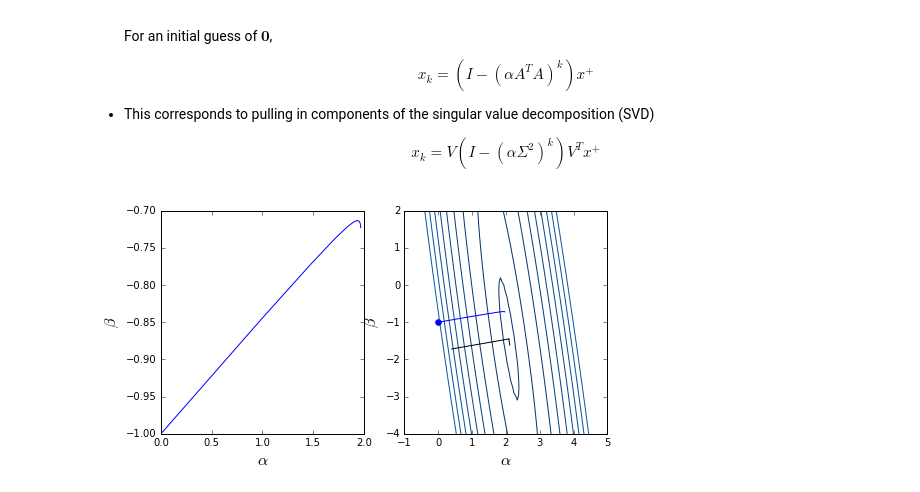
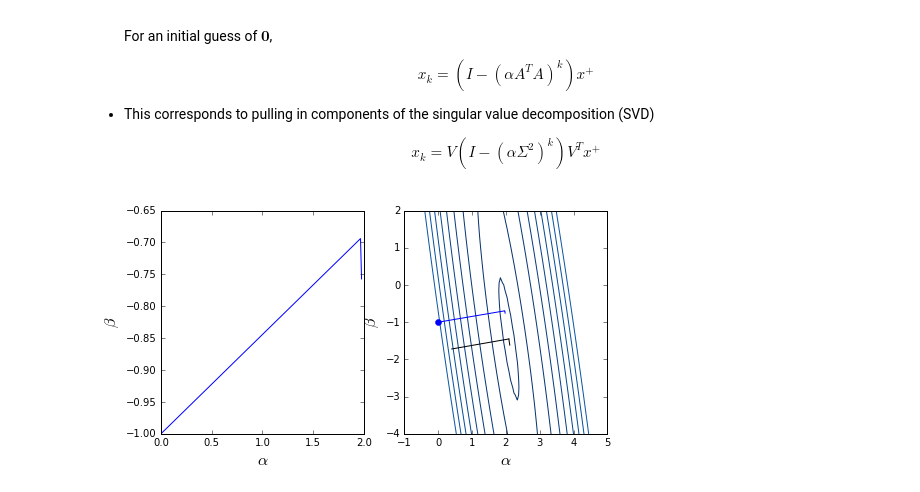
Before and after one commit to ryanpdwyer/1606-optimization, a Jupyter notebook: 002 - Least squares.ipynb, the cells around one changed output. Drawn from its saved outputs; the diff is of its cells as text; code cells hidden in the pictures.

```diff
--- a/002 - Least squares.ipynb
+++ b/002 - Least squares.ipynb
@@ -152,9 +151,9 @@ x_{k+1}& = x_k - \alpha \, A^T r_k \\
 
   $$  x_{k} = V (I - (\alpha \Sigma^2)^k) V^T x^+  $$
 # %%
-fig = plot_landweber(0.0, -1.0, 0.5, 10)
+fig = plot_landweber(0.0, -1.0, 1., 10)
 # %% [output]
-[figure, old version]
+[figure, new version]
 # %%
 interact(plot_landweber, alpha=(0, 1, 0.1), beta=(-2, -1, 0.1), eps_norm=(0, 2, 0.1), N=(1, 1000, 10))
 # %% [output]
```
Also changed, not shown: parts of 2 cells of this notebook, 1 other file.
